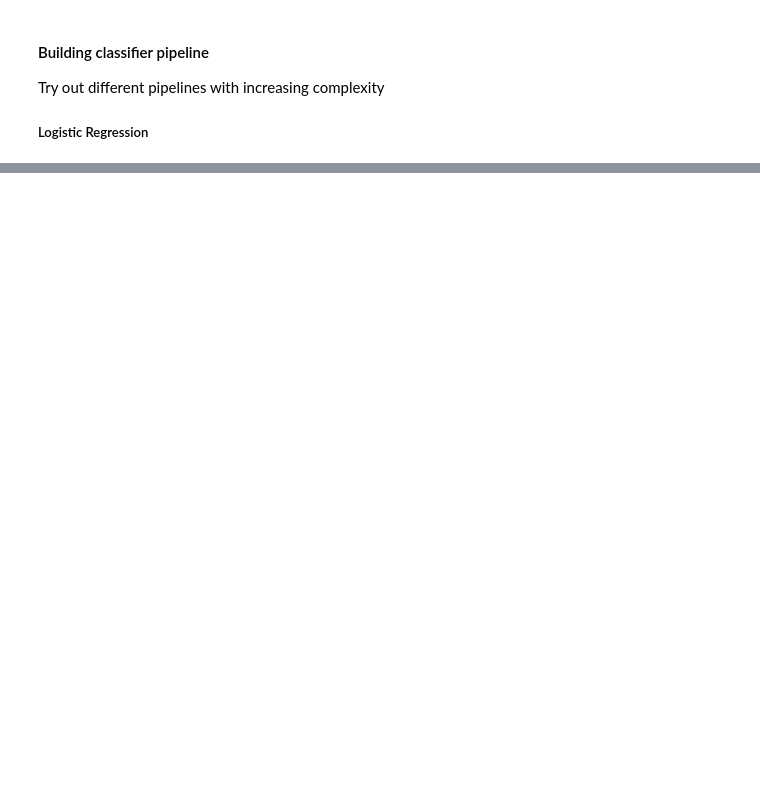
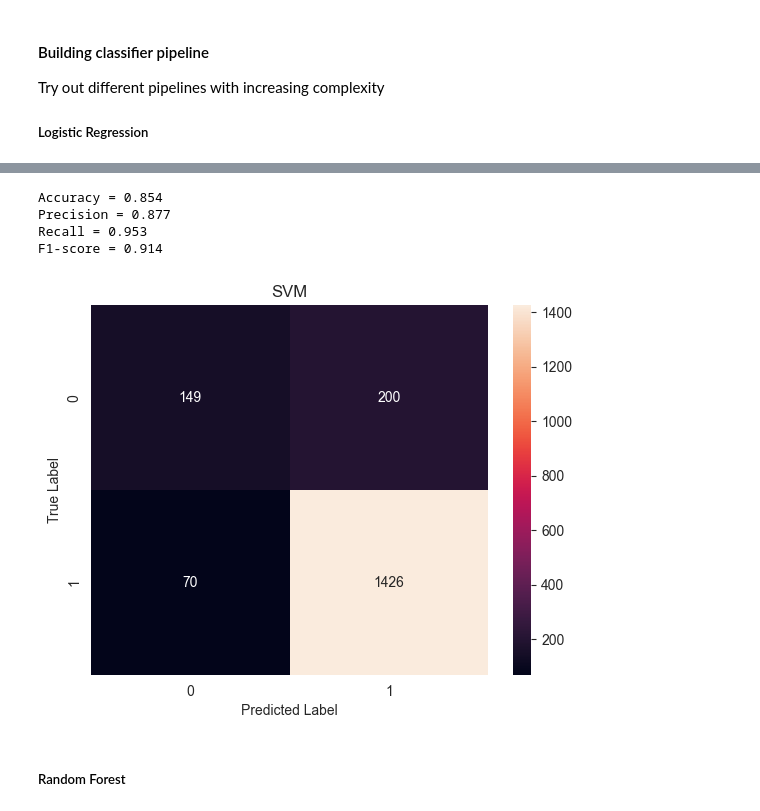
Before and after one commit to felix-r/dsnd-pipelines-project, a Jupyter notebook: starter/starter.ipynb, the cells around one changed output, grey strips where cells are left out. Saved outputs shown, nothing was run; the diff lists cells and outputs as text; code cells hidden in the pictures; blank space fills up the shorter version.

```diff
--- a/starter/starter.ipynb
+++ b/starter/starter.ipynb
@@ -435,0 +528,2 @@ clf_random_forest = Pipeline([
+# %%
+clf_svm.fit(X_train_sample, y_train_sample)
@@ -435,0 +548,15 @@ clf_random_forest = Pipeline([
+# %%
+y_pred = print_metrics(clf_svm)
+# %% [output]
+Accuracy = 0.854
+Precision = 0.877
+Recall = 0.953
+F1-score = 0.914
+# %%
+ax = plot_confusion_matrix(y_test, y_pred, fmt='d')
+ax.set_title('SVM')
+plt.show()
+# %% [output]
+[figure, added]
+# %% [markdown]
+##### Random Forest
```
Also changed, not shown: parts of 43 cells of this notebook.
